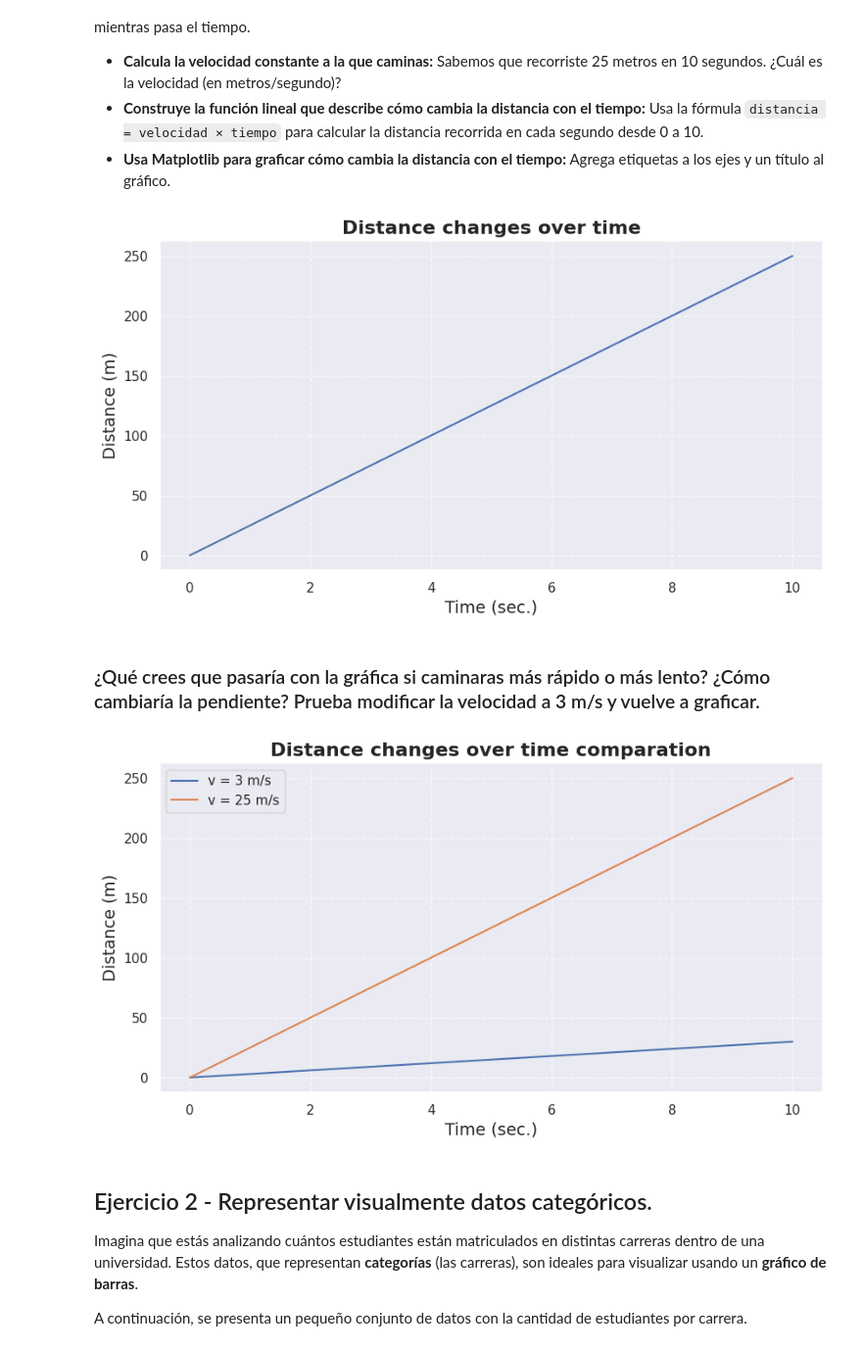
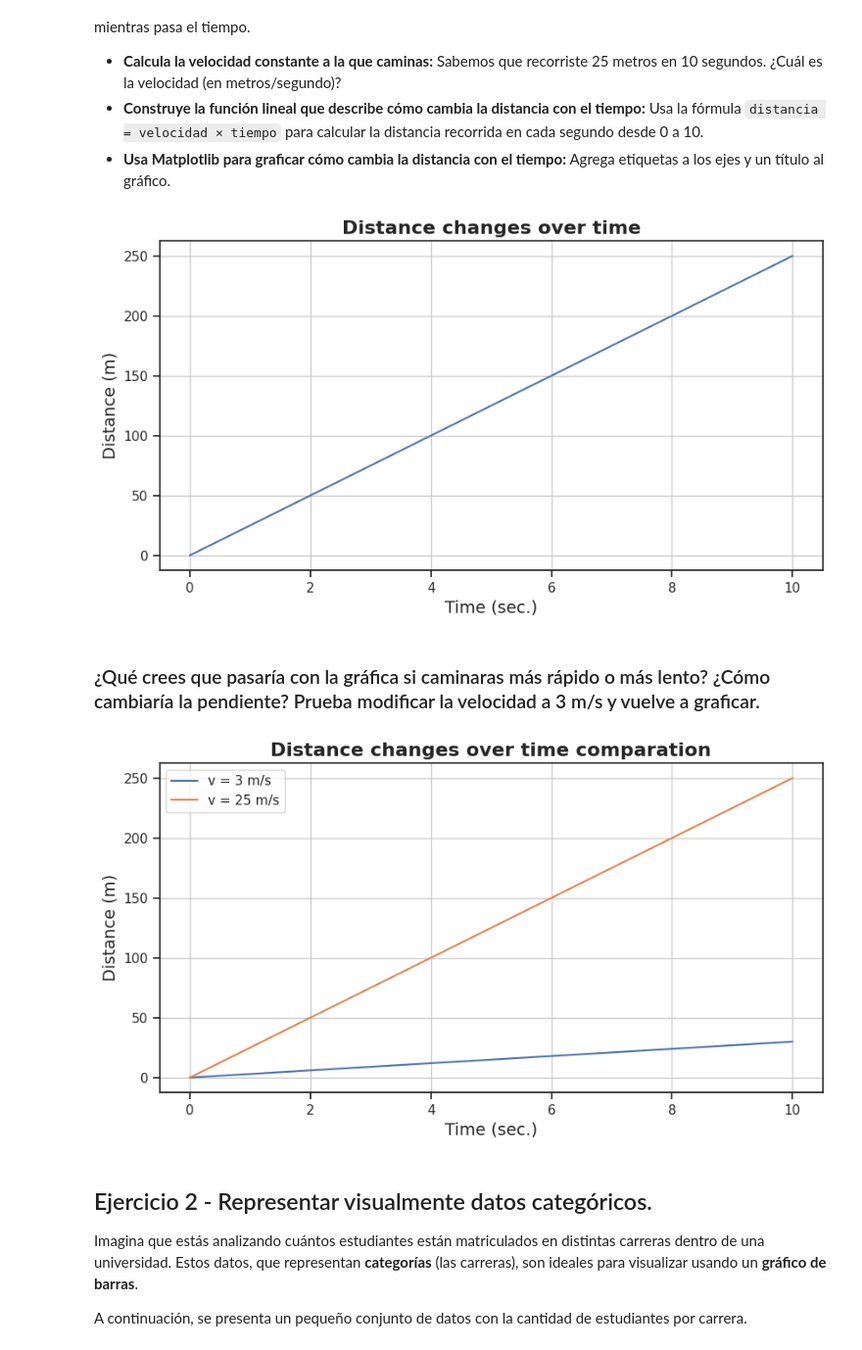
Before and after one commit to 4GeeksAcademy/iagorivadulla-visualization-exercises-with-matplot-and-seaborn, a Jupyter notebook: notebook/problems.es.ipynb, the cells around one changed output. Shown at 98% size. Cells and saved outputs as stored; diff of their text form; code cells hidden in the pictures.

```diff
--- a/notebook/problems.es.ipynb
+++ b/notebook/problems.es.ipynb
@@ -25,30 +24,28 @@ Dado que la velocidad es constante, esta representa la pendiente de la función
 - **Construye la función lineal que describe cómo cambia la distancia con el tiempo:** Usa la fórmula `distancia = velocidad × tiempo` para calcular la distancia recorrida en cada segundo desde 0 a 10.
 - **Usa Matplotlib para graficar cómo cambia la distancia con el tiempo:** Agrega etiquetas a los ejes y un título al gráfico.
 # %%
-x = np.arange(0, 11) # array con valores de 0 a 10
-
-# tu codigo
+x = np.arange(0, 11)
 
 v = 25
 y = v * x
 
 plt.figure(figsize=(10, 5))
 plt.plot(x, y)
 plt.ylabel('Distance (m)', fontsize = 14)
 plt.xlabel('Time (sec.)', fontsize = 14)
 plt.title('Distance changes over time', fontsize = 16, fontweight='bold')
-plt.grid(linestyle = '--', alpha = 0.7)
+plt.grid()
 plt.show()
 # %% [output]
-[figure, old version]
+[figure, new version]
 # %% [markdown]
 ### ¿Qué crees que pasaría con la gráfica si caminaras más rápido o más lento? ¿Cómo cambiaría la pendiente? Prueba modificar la velocidad a 3 m/s y vuelve a graficar.
 # %%
-x = np.arange(0, 11) # array con valores de 0 a 10
+x = np.arange(0, 11)
 velocity = 3
 y = velocity * x
 
-#tu código
+
 v = 25
 y1 = v * x
 
@@ -58,11 +55,11 @@ plt.plot(x, y1, label = 'v = 25 m/s')
 plt.ylabel('Distance (m)', fontsize = 14)
 plt.xlabel('Time (sec.)', fontsize = 14)
 plt.title('Distance changes over time comparation', fontsize = 16, fontweight='bold')
-plt.grid(linestyle = '--', alpha = 0.7)
+plt.grid()
 plt.legend()
 plt.show()
 # %% [output]
-[figure, old version]
+[figure, new version]
 # %% [markdown]
 ## Ejercicio 2 - Representar visualmente datos categóricos.
 
```
Also changed, not shown: parts of 11 cells of this notebook.
